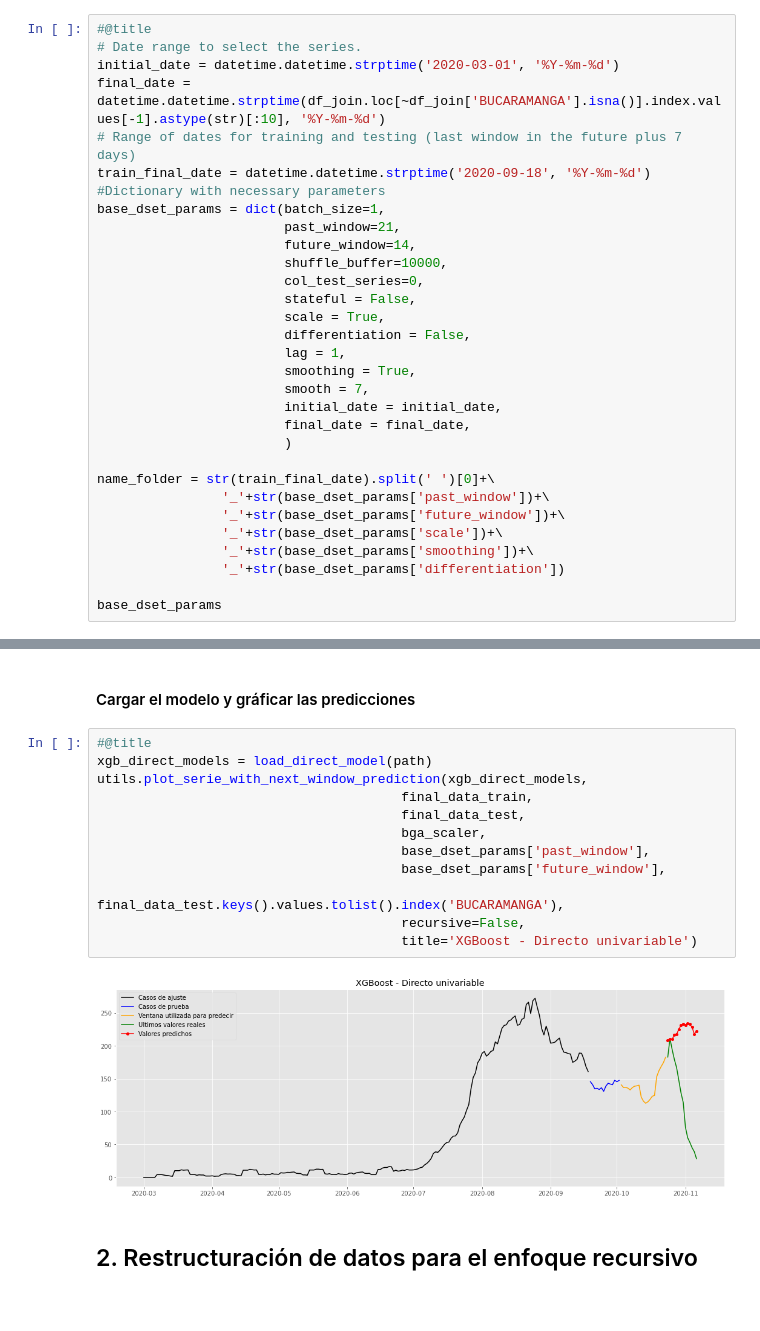
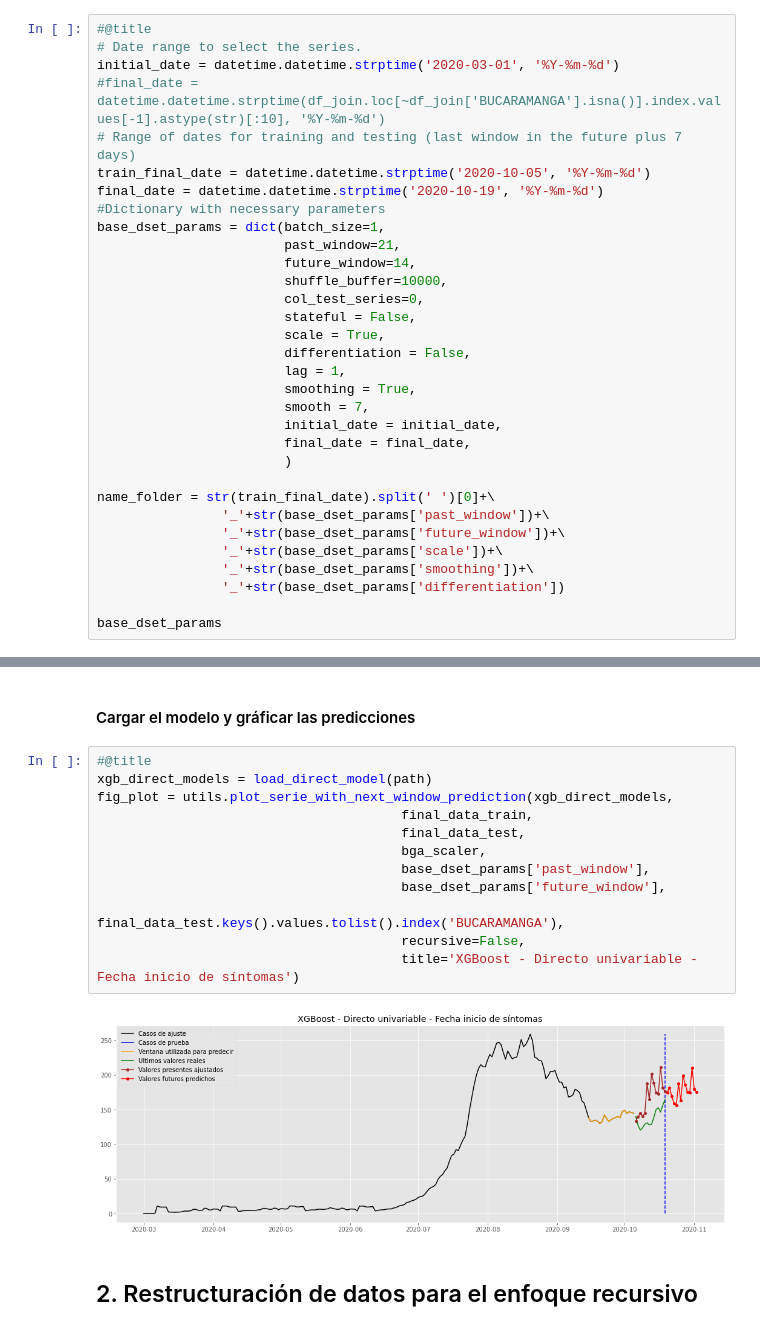
Before and after one commit to jeffersonrodriguezc/Forecasting_COVID_BGA, a Jupyter notebook: MODELS_ML_DL_COVID_19_Forecasting.ipynb, the cells around one changed output, grey strips where cells are left out. Saved outputs shown, nothing was run; the diff lists cells and outputs as text.

```diff
--- a/MODELS_ML_DL_COVID_19_Forecasting.ipynb
+++ b/MODELS_ML_DL_COVID_19_Forecasting.ipynb
@@ -126,9 +126,10 @@ df_join
 #@title
 # Date range to select the series.
 initial_date = datetime.datetime.strptime('2020-03-01', '%Y-%m-%d')
-final_date = datetime.datetime.strptime(df_join.loc[~df_join['BUCARAMANGA'].isna()].index.values[-1].astype(str)[:10], '%Y-%m-%d')
+#final_date = datetime.datetime.strptime(df_join.loc[~df_join['BUCARAMANGA'].isna()].index.values[-1].astype(str)[:10], '%Y-%m-%d')
 # Range of dates for training and testing (last window in the future plus 7 days)
-train_final_date = datetime.datetime.strptime('2020-09-18', '%Y-%m-%d')
+train_final_date = datetime.datetime.strptime('2020-10-05', '%Y-%m-%d')
+final_date = datetime.datetime.strptime('2020-10-19', '%Y-%m-%d')
 #Dictionary with necessary parameters
 base_dset_params = dict(batch_size=1,
                         past_window=21,
@@ -308,17 +309,17 @@ Predictions are equal: True
 # %%
 #@title
 xgb_direct_models = load_direct_model(path)
-utils.plot_serie_with_next_window_prediction(xgb_direct_models,
+fig_plot = utils.plot_serie_with_next_window_prediction(xgb_direct_models,
                                        final_data_train,
                                        final_data_test,
                                        bga_scaler,
                                        base_dset_params['past_window'],
                                        base_dset_params['future_window'],
                                        final_data_test.keys().values.tolist().index('BUCARAMANGA'),
                                        recursive=False,
-                                       title='XGBoost - Directo univariable')
+                                       title='XGBoost - Directo univariable - Fecha inicio de síntomas')
 # %% [output]
-[figure, old version]
+[figure, new version]
 # %% [markdown]
 ## 2. Restructuración de datos para el enfoque recursivo
 # %%
```
Also changed, not shown: parts of 15 cells of this notebook.
